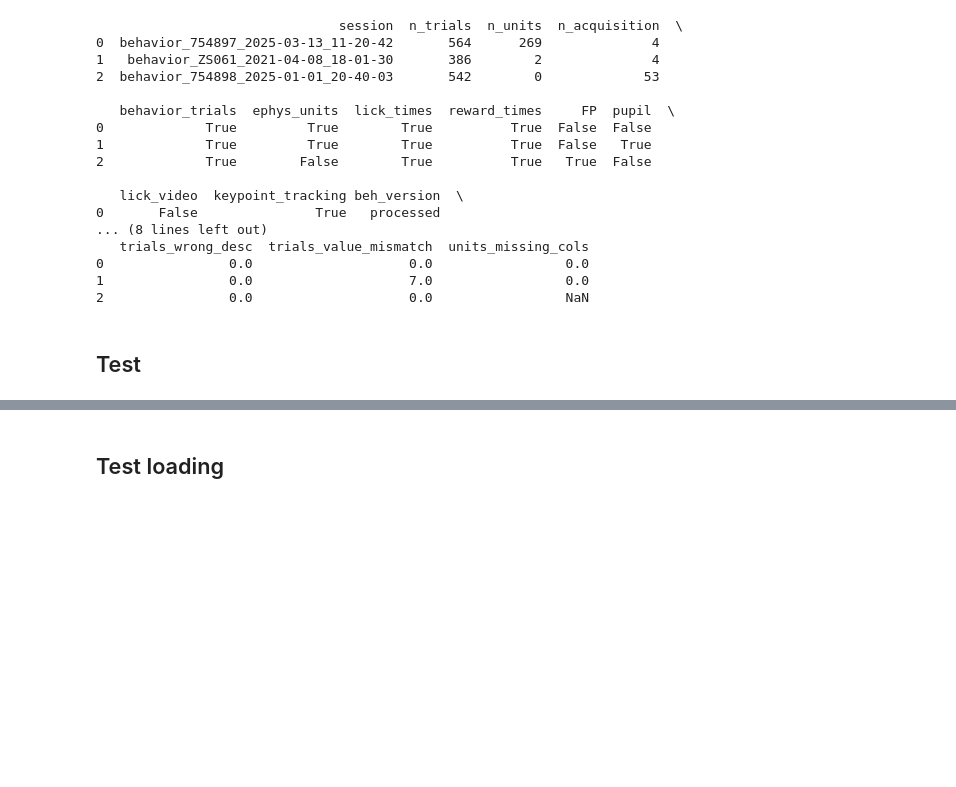
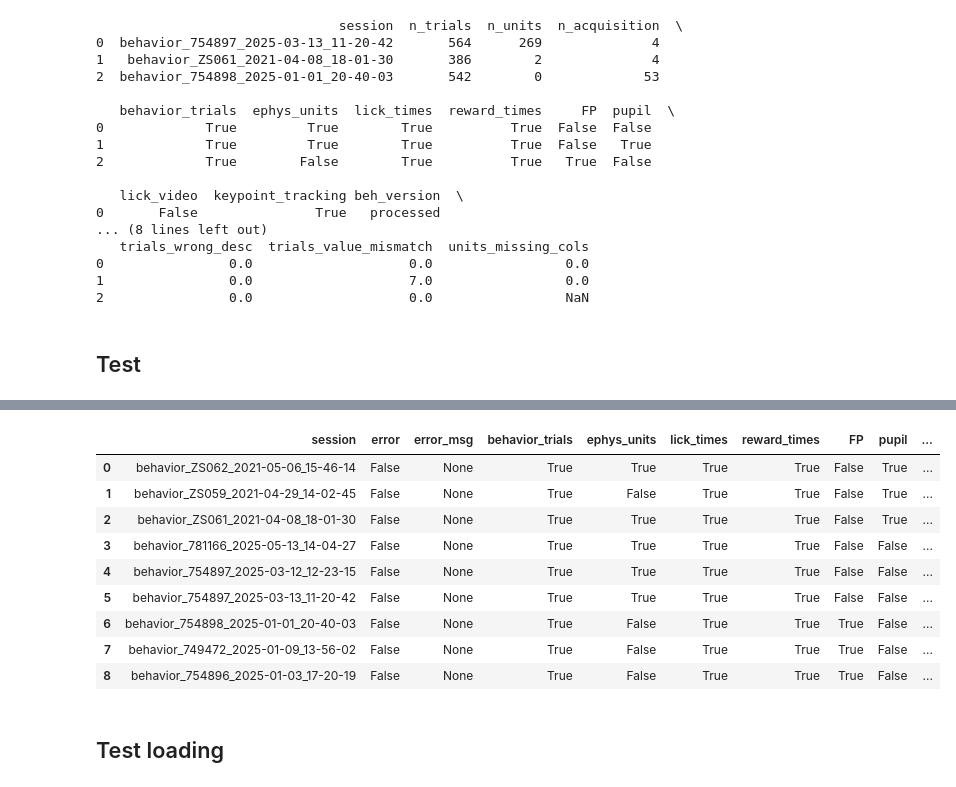
Before and after one commit to AllenNeuralDynamics/aind-beh-ephys-analysis, a Jupyter notebook: code/data_management/test_nwb.ipynb, the cells around one changed output, grey strips where cells are left out. Cells and saved outputs as stored; diff of their text form; code cells hidden in the pictures; blank space fills up the shorter version.

```diff
--- a/code/data_management/test_nwb.ipynb
+++ b/code/data_management/test_nwb.ipynb
@@ -539,4 +435,0 @@ Fields:
-# %%
-write_save_file = '/scratch/combined/nwb_testing_folder/test.nwb.zarr'
-with NWBZarrIO(write_save_file, 'w') as IO:
-    IO.write(nwb)
@@ -604,0 +436,12 @@ nwb.units.to_dataframe()
+# %%
+example_sessions = [
+    'behavior_ZS062_2021-05-06_15-46-14',
+    'behavior_ZS059_2021-04-29_14-02-45',
+    'behavior_ZS061_2021-04-08_18-01-30',
+    'behavior_781166_2025-05-13_14-04-27',
+    'behavior_754897_2025-03-12_12-23-15',
+    'behavior_754897_2025-03-13_11-20-42',
+    'behavior_754898_2025-01-01_20-40-03',
+    'behavior_749472_2025-01-09_13-56-02',
+    'behavior_754896_2025-01-03_17-20-19'
+]
@@ -604,0 +452,14 @@ nwb.units.to_dataframe()
+# %%
+save_dir = '/root/capsule/scratch/combined/nwb_testing_folder/'
+modalities_combined = []
+for session in example_sessions:
+    try:
+        save_file = os.path.join(save_dir, f"{session}_combined.nwb")
+        # build_combined_nwb writes zarr, so it returns the actual store path (save_file + '.zarr')
+        write_save_file, nwb, modalities = build_combined_nwb(session, 'curated', save_file=save_file, add_metadata=True)
+        print(f"Finished processing {session} -> {write_save_file}")
+        # flatten: each key in modalities becomes its own column
+        modalities_combined.append({'session': session, 'error': False, 'error_msg': None, **modalities})
+    except Exception as e:
+        print(f"Error processing {session}: {e}")
+        modalities_combined.append({'session': session, 'error': True, 'error_msg': str(e)})
@@ -605,2 +484,20 @@ nwb.units.to_dataframe()
+# %%
+# one row per session, one column per modality field
+modalities_df = pd.DataFrame(modalities_combined)
+lead_cols = ['session', 'error', 'error_msg']
+modalities_df = modalities_df[lead_cols + [c for c in modalities_df.columns if c not in lead_cols]]
+# %%
+modalities_df
+# %% [output]
+|  | session | error | error_msg | behavior_trials | ephys_units | lick_times | reward_times | FP | pupil | ... |
+| 0 | behavior_ZS062_2021-05-06_15-46-14 | False | None | True | True | True | True | False | True | ... |
+| 1 | behavior_ZS059_2021-04-29_14-02-45 | False | None | True | False | True | True | False | True | ... |
+| 2 | behavior_ZS061_2021-04-08_18-01-30 | False | None | True | True | True | True | False | True | ... |
+| 3 | behavior_781166_2025-05-13_14-04-27 | False | None | True | True | True | True | False | False | ... |
+| 4 | behavior_754897_2025-03-12_12-23-15 | False | None | True | True | True | True | False | False | ... |
+| 5 | behavior_754897_2025-03-13_11-20-42 | False | None | True | True | True | True | False | False | ... |
+| 6 | behavior_754898_2025-01-01_20-40-03 | False | None | True | False | True | True | True | False | ... |
+| 7 | behavior_749472_2025-01-09_13-56-02 | False | None | True | False | True | True | True | False | ... |
+| 8 | behavior_754896_2025-01-03_17-20-19 | False | None | True | False | True | True | True | False | ... |
 # %% [markdown]
 ## Test loading
```
Also changed, not shown: parts of 19 cells of this notebook, 6 other files.
